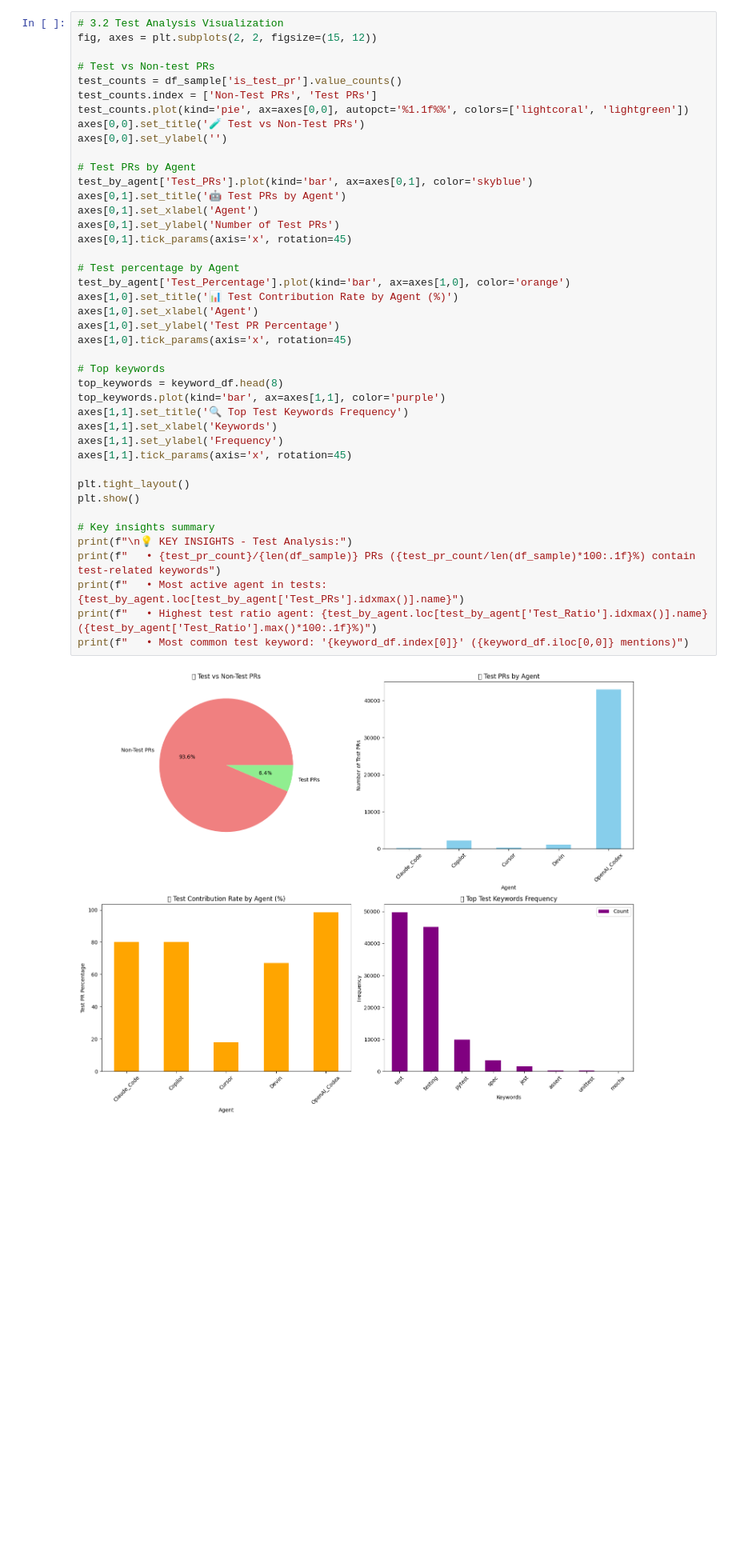
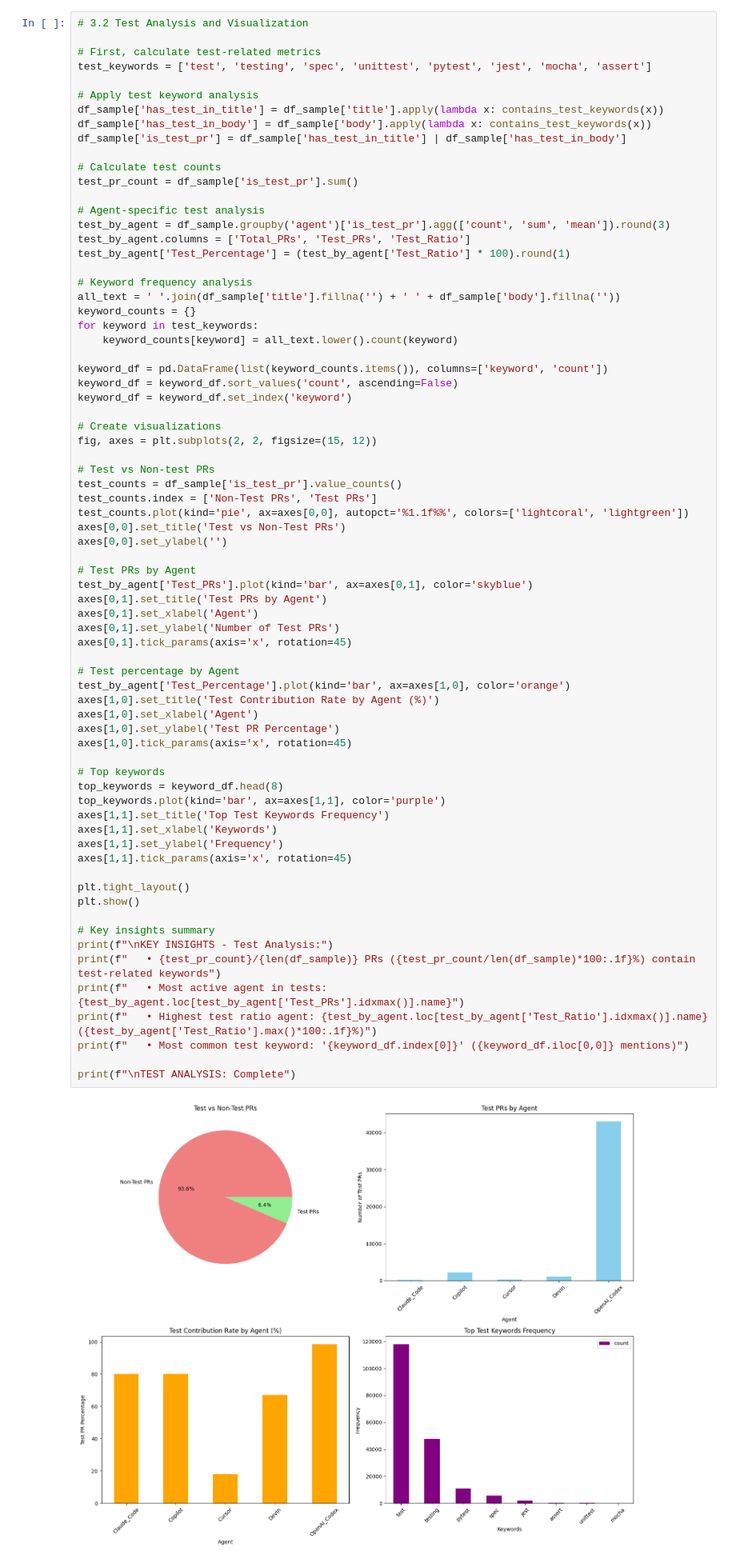
Before and after one commit to ghost1100/MSR2026, a Jupyter notebook: notebooks/RQ1_Agent_Distribution.ipynb, the cells around one changed output. Shown: that part at 80% size. Cells and saved outputs as stored; diff of their text form; blank space fills up the shorter version.

```diff
--- a/notebooks/RQ1_Agent_Distribution.ipynb
+++ b/notebooks/RQ1_Agent_Distribution.ipynb
@@ -380,44 +392,74 @@ mocha        72
 # %%
-# 3.2 Test Analysis Visualization
+# 3.2 Test Analysis and Visualization
+
+# First, calculate test-related metrics
+test_keywords = ['test', 'testing', 'spec', 'unittest', 'pytest', 'jest', 'mocha', 'assert']
+
+# Apply test keyword analysis
+df_sample['has_test_in_title'] = df_sample['title'].apply(lambda x: contains_test_keywords(x))
+df_sample['has_test_in_body'] = df_sample['body'].apply(lambda x: contains_test_keywords(x))
+df_sample['is_test_pr'] = df_sample['has_test_in_title'] | df_sample['has_test_in_body']
+
+# Calculate test counts
+test_pr_count = df_sample['is_test_pr'].sum()
+
+# Agent-specific test analysis
+test_by_agent = df_sample.groupby('agent')['is_test_pr'].agg(['count', 'sum', 'mean']).round(3)
+test_by_agent.columns = ['Total_PRs', 'Test_PRs', 'Test_Ratio']
+test_by_agent['Test_Percentage'] = (test_by_agent['Test_Ratio'] * 100).round(1)
+
+# Keyword frequency analysis
+all_text = ' '.join(df_sample['title'].fillna('') + ' ' + df_sample['body'].fillna(''))
+keyword_counts = {}
+for keyword in test_keywords:
+    keyword_counts[keyword] = all_text.lower().count(keyword)
+
+keyword_df = pd.DataFrame(list(keyword_counts.items()), columns=['keyword', 'count'])
+keyword_df = keyword_df.sort_values('count', ascending=False)
+keyword_df = keyword_df.set_index('keyword')
+
+# Create visualizations
 fig, axes = plt.subplots(2, 2, figsize=(15, 12))
 
 # Test vs Non-test PRs
 test_counts = df_sample['is_test_pr'].value_counts()
 test_counts.index = ['Non-Test PRs', 'Test PRs']
 test_counts.plot(kind='pie', ax=axes[0,0], autopct='%1.1f%%', colors=['lightcoral', 'lightgreen'])
-axes[0,0].set_title('🧪 Test vs Non-Test PRs')
+axes[0,0].set_title('Test vs Non-Test PRs')
 axes[0,0].set_ylabel('')
 
 # Test PRs by Agent
 test_by_agent['Test_PRs'].plot(kind='bar', ax=axes[0,1], color='skyblue')
-axes[0,1].set_title('🤖 Test PRs by Agent')
+axes[0,1].set_title('Test PRs by Agent')
 axes[0,1].set_xlabel('Agent')
 axes[0,1].set_ylabel('Number of Test PRs')
 axes[0,1].tick_params(axis='x', rotation=45)
 
 # Test percentage by Agent
 test_by_agent['Test_Percentage'].plot(kind='bar', ax=axes[1,0], color='orange')
-axes[1,0].set_title('📊 Test Contribution Rate by Agent (%)')
+axes[1,0].set_title('Test Contribution Rate by Agent (%)')
 axes[1,0].set_xlabel('Agent')
 axes[1,0].set_ylabel('Test PR Percentage')
 axes[1,0].tick_params(axis='x', rotation=45)
 
 # Top keywords
 top_keywords = keyword_df.head(8)
 top_keywords.plot(kind='bar', ax=axes[1,1], color='purple')
-axes[1,1].set_title('🔍 Top Test Keywords Frequency')
+axes[1,1].set_title('Top Test Keywords Frequency')
 axes[1,1].set_xlabel('Keywords')
 axes[1,1].set_ylabel('Frequency')
 axes[1,1].tick_params(axis='x', rotation=45)
 
 plt.tight_layout()
 plt.show()
 
 # Key insights summary
-print(f"\n💡 KEY INSIGHTS - Test Analysis:")
+print(f"\nKEY INSIGHTS - Test Analysis:")
 print(f"   • {test_pr_count}/{len(df_sample)} PRs ({test_pr_count/len(df_sample)*100:.1f}%) contain test-related keywords")
 print(f"   • Most active agent in tests: {test_by_agent.loc[test_by_agent['Test_PRs'].idxmax()].name}")
 print(f"   • Highest test ratio agent: {test_by_agent.loc[test_by_agent['Test_Ratio'].idxmax()].name} ({test_by_agent['Test_Ratio'].max()*100:.1f}%)")
 print(f"   • Most common test keyword: '{keyword_df.index[0]}' ({keyword_df.iloc[0,0]} mentions)")
+
+print(f"\nTEST ANALYSIS: Complete")
 # %% [output]
-[figure, old version]
+[figure, new version]
```
Also changed, not shown: parts of 11 cells of this notebook, 10 other files.
